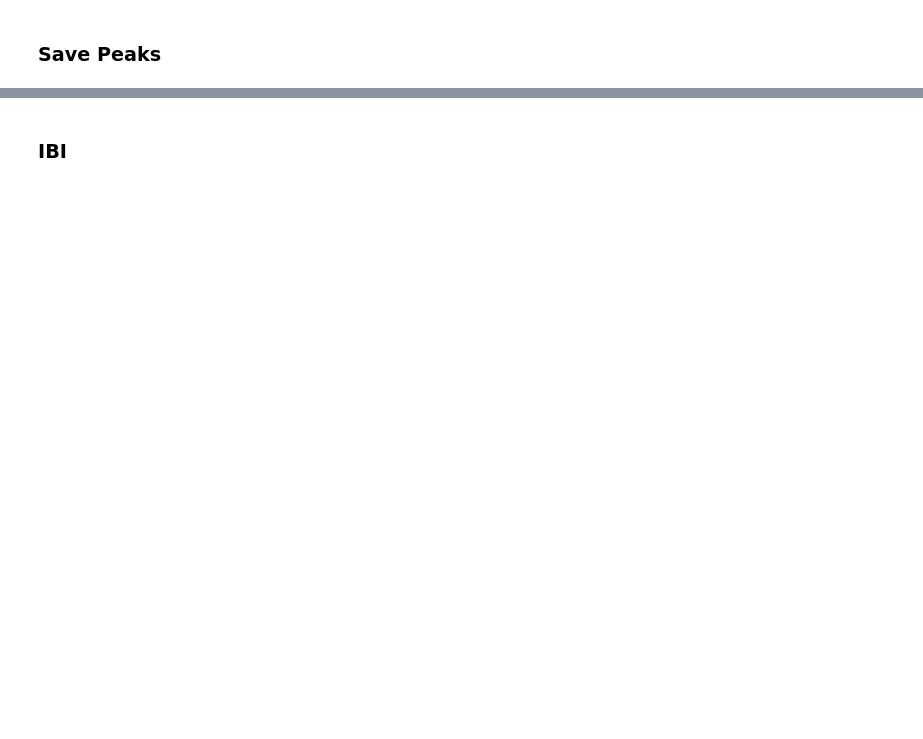
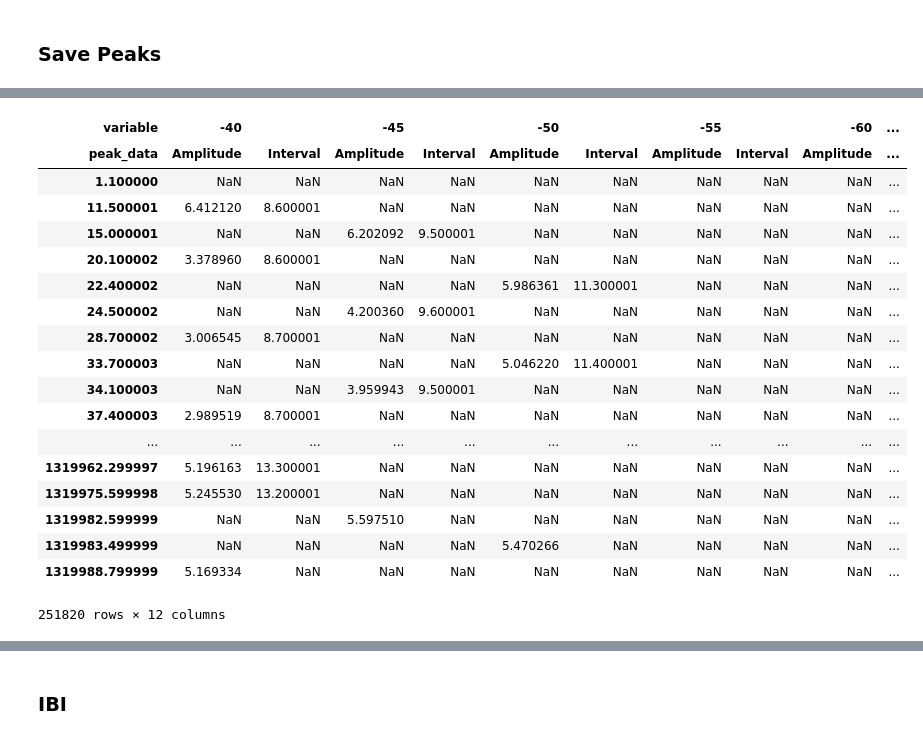
Before and after one commit to mfinemorris/WilsonLab, a Jupyter notebook: NMA.ipynb, the cells around one changed output, grey strips where cells are left out. Drawn from its saved outputs; the diff is of its cells as text; code cells hidden in the pictures; blank space fills up the shorter version.

```diff
--- a/NMA.ipynb
+++ b/NMA.ipynb
@@ -816,2 +379,27 @@ test.xs(key='-57', axis=1)
+# %%
+#the contents of peaks are lists not DataFrames, would have to convert to use concat
+pd.concat(peaks,axis=1 ,names=['variable','peak_data'])#, keys=peaks.keys())
+
+          #pd.MultiIndex.from_product([data_raw.columns,[u'Amplitude',u'Interval']],names=['variable','peak_data']))
+# %% [output]
+| variable | -40 |  | -45 |  | -50 |  | -55 |  | -60 | ... |
+| peak_data | Amplitude | Interval | Amplitude | Interval | Amplitude | Interval | Amplitude | Interval | Amplitude | ... |
+| 1.100000 | NaN | NaN | NaN | NaN | NaN | NaN | NaN | NaN | NaN | ... |
+| 11.500001 | 6.412120 | 8.600001 | NaN | NaN | NaN | NaN | NaN | NaN | NaN | ... |
+| 15.000001 | NaN | NaN | 6.202092 | 9.500001 | NaN | NaN | NaN | NaN | NaN | ... |
+| 20.100002 | 3.378960 | 8.600001 | NaN | NaN | NaN | NaN | NaN | NaN | NaN | ... |
+| 22.400002 | NaN | NaN | NaN | NaN | 5.986361 | 11.300001 | NaN | NaN | NaN | ... |
+| 24.500002 | NaN | NaN | 4.200360 | 9.600001 | NaN | NaN | NaN | NaN | NaN | ... |
+| 28.700002 | 3.006545 | 8.700001 | NaN | NaN | NaN | NaN | NaN | NaN | NaN | ... |
+| 33.700003 | NaN | NaN | NaN | NaN | 5.046220 | 11.400001 | NaN | NaN | NaN | ... |
+| 34.100003 | NaN | NaN | 3.959943 | 9.500001 | NaN | NaN | NaN | NaN | NaN | ... |
+| 37.400003 | 2.989519 | 8.700001 | NaN | NaN | NaN | NaN | NaN | NaN | NaN | ... |
+| ... | ... | ... | ... | ... | ... | ... | ... | ... | ... | ... |
+| 1319962.299997 | 5.196163 | 13.300001 | NaN | NaN | NaN | NaN | NaN | NaN | NaN | ... |
+| 1319975.599998 | 5.245530 | 13.200001 | NaN | NaN | NaN | NaN | NaN | NaN | NaN | ... |
+| 1319982.599999 | NaN | NaN | 5.597510 | NaN | NaN | NaN | NaN | NaN | NaN | ... |
+| 1319983.499999 | NaN | NaN | NaN | NaN | 5.470266 | NaN | NaN | NaN | NaN | ... |
+| 1319988.799999 | 5.169334 | NaN | NaN | NaN | NaN | NaN | NaN | NaN | NaN | ... |
+251820 rows × 12 columns
 # %%
 #index/cols for the peak array that will be saved to file
```
Also changed, not shown: parts of 42 cells of this notebook.
